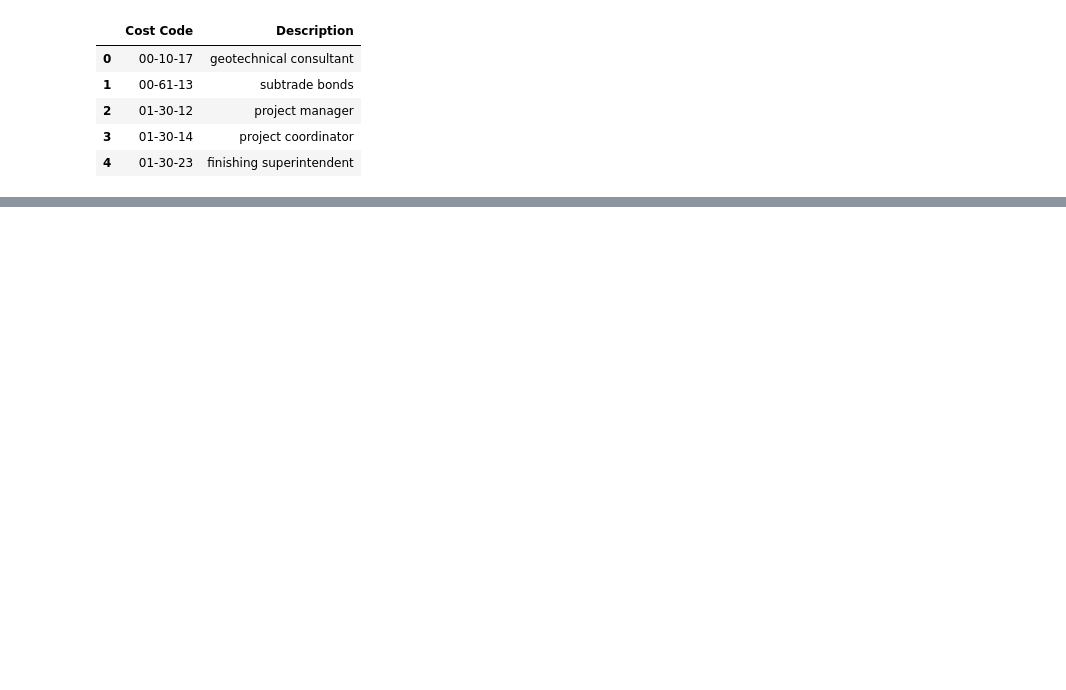
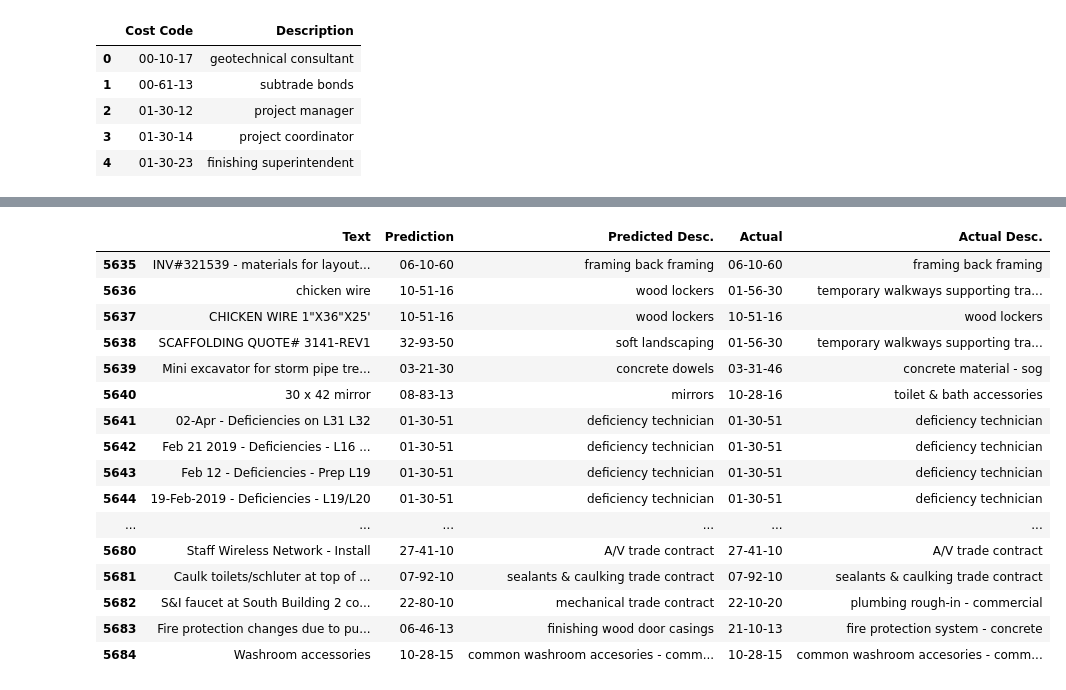
Before and after one commit to Daniel-M-Kelly/Udacity-MLND-Project, a Jupyter notebook: MLND_Project.ipynb, the cells around one changed output, grey strips where cells are left out. Cells and saved outputs as stored; diff of their text form; code cells hidden in the pictures; blank space fills up the shorter version.

Commit message:
Text classification model implementation

```diff
--- a/MLND_Project.ipynb
+++ b/MLND_Project.ipynb
@@ -178,0 +216,20 @@ out.head()
+# %%
+out.tail(50)
+# %% [output]
+|  | Text | Prediction | Predicted Desc. | Actual | Actual Desc. |
+| 5635 | INV#321539 - materials for layout... | 06-10-60 | framing back framing | 06-10-60 | framing back framing |
+| 5636 | chicken wire | 10-51-16 | wood lockers | 01-56-30 | temporary walkways supporting tra... |
+| 5637 | CHICKEN WIRE 1"X36"X25' | 10-51-16 | wood lockers | 10-51-16 | wood lockers |
+| 5638 | SCAFFOLDING QUOTE# 3141-REV1 | 32-93-50 | soft landscaping | 01-56-30 | temporary walkways supporting tra... |
+| 5639 | Mini excavator for storm pipe tre... | 03-21-30 | concrete dowels | 03-31-46 | concrete material - sog |
+| 5640 | 30 x 42 mirror | 08-83-13 | mirrors | 10-28-16 | toilet & bath accessories |
+| 5641 | 02-Apr - Deficiencies on L31 L32 | 01-30-51 | deficiency technician | 01-30-51 | deficiency technician |
+| 5642 | Feb 21 2019 - Deficiencies - L16 ... | 01-30-51 | deficiency technician | 01-30-51 | deficiency technician |
+| 5643 | Feb 12 - Deficiencies - Prep L19 | 01-30-51 | deficiency technician | 01-30-51 | deficiency technician |
+| 5644 | 19-Feb-2019 - Deficiencies - L19/L20 | 01-30-51 | deficiency technician | 01-30-51 | deficiency technician |
+| ... | ... | ... | ... | ... | ... |
+| 5680 | Staff Wireless Network - Install | 27-41-10 | A/V trade contract | 27-41-10 | A/V trade contract |
+| 5681 | Caulk toilets/schluter at top of ... | 07-92-10 | sealants & caulking trade contract | 07-92-10 | sealants & caulking trade contract |
+| 5682 | S&I faucet at South Building 2 co... | 22-80-10 | mechanical trade contract | 22-10-20 | plumbing rough-in - commercial |
+| 5683 | Fire protection changes due to pu... | 06-46-13 | finishing wood door casings | 21-10-13 | fire protection system - concrete |
+| 5684 | Washroom accessories | 10-28-15 | common washroom accesories - comm... | 10-28-15 | common washroom accesories - comm... |
```
Also changed, not shown: parts of 7 cells of this notebook.
